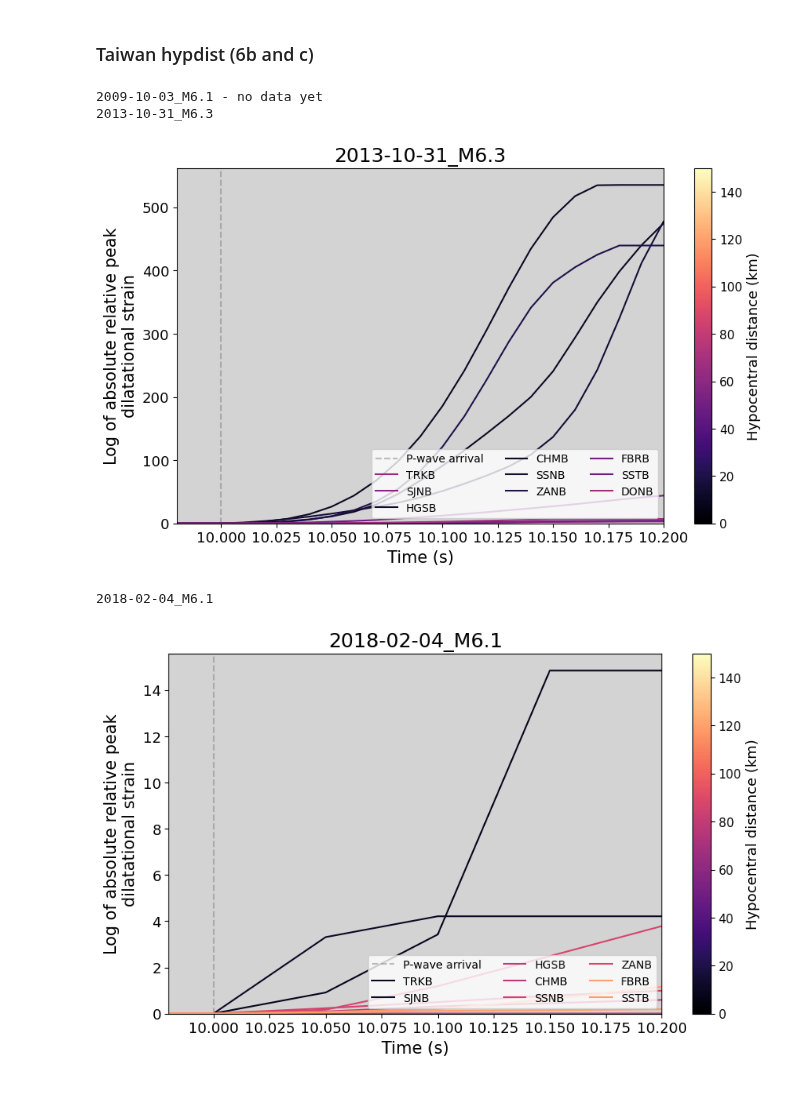
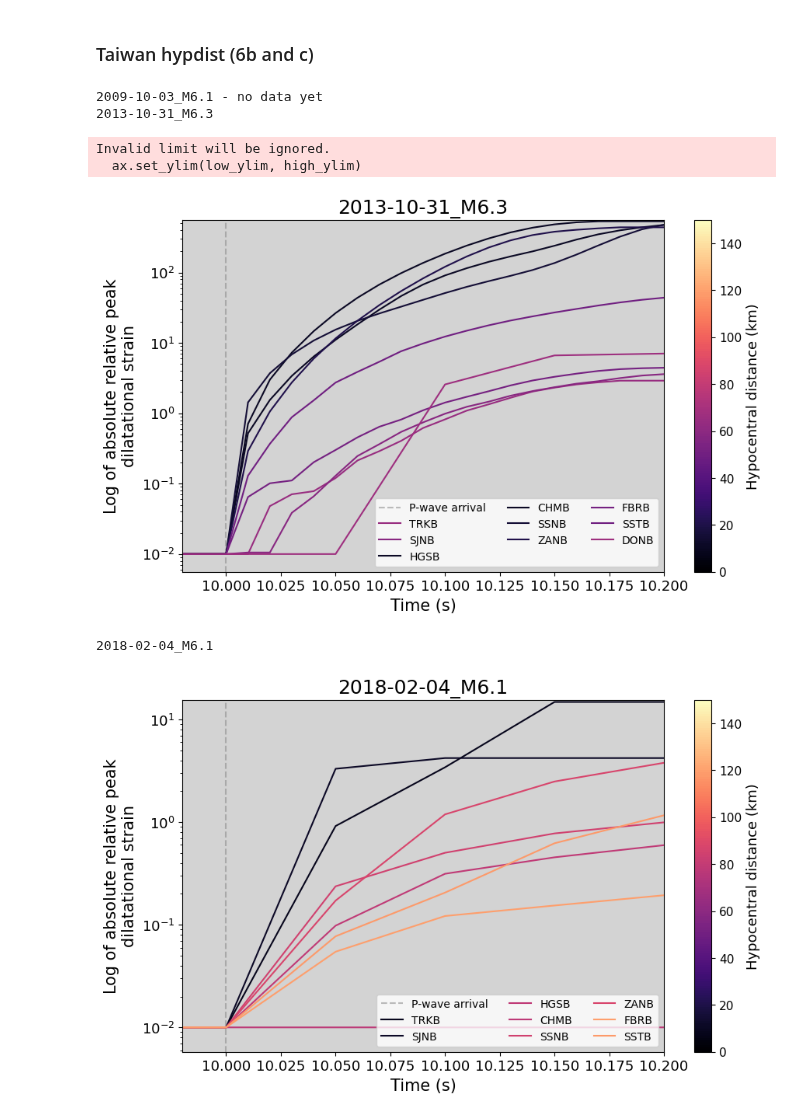
Before and after one commit to UO-Geophysics/strain, a Jupyter notebook: ipynbs/manuscript_figures/Figure6_peak_strain_by_eqs_Asia.ipynb, the cells around one changed output. Cells and saved outputs as stored; diff of their text form; code cells hidden in the pictures; blank space fills up the shorter version.

Commit message:
Updated figure 2 and 5

```diff
--- a/ipynbs/manuscript_figures/Figure6_peak_strain_by_eqs_Asia.ipynb
+++ b/ipynbs/manuscript_figures/Figure6_peak_strain_by_eqs_Asia.ipynb
@@ -8,7 +8,7 @@ import pandas as pd
 ### Tohoku hypdist (6a)
 # %%
 path = '/Users/sydneydybing/StrainProject/2024/tohoku_strain_data/'
-snr_array = pd.read_csv(path + 'stations_hypdists_snrs.list')
+snr_array = pd.read_csv(path + '3comp_stations_hypdists_snrs.list')
 
 cmap = plt.get_cmap('magma', 1100)
 
@@ -25,7 +25,7 @@ for i in range(len(snr_array)):
     snr = float(snr_array['rms_snr'][i])
 
     # Peak strain data
-    pst = read(path + 'filtered_peak_post_p/' + str(sta) + '.mseed')
+    pst = read(path + '3comp_peak_post_p/' + str(sta) + '.mseed')
 
     pst_times = pst[0].times()
     pst_data = pst[0].data
@@ -147,34 +147,36 @@ for i in range(len(events)):
         norm_level = pst_data[0]
     #         print(norm_level)
         norm_data = norm_data - norm_level + 1*10**-2 # Subtract the starting value, add 10^-9 to set at 10^0 on nanostrain plot
 
         # Plot stations
         ax.set_facecolor('lightgray')
         if plot_p:
             ax.axvline(x = 10, color = 'gray', linestyle = '--', alpha = 0.5, label = 'P-wave arrival')
             plot_p = False
         ax.plot(pst_times[low_xlim_samp:high_xlim_samp], norm_data[low_xlim_samp:high_xlim_samp], color = cmap(int_hypdist-1), label = sta)
-        # ax.set_yscale('log')
+        ax.set_yscale('log')
         ax.set_ylabel('Log of absolute relative peak\ndilatational strain', fontsize = 15)
         ax.set_xlabel('Time (s)', fontsize = 15)
         ax.set_xlim(low_xlim_sec,high_xlim_sec)
         ax.set_xlim(mod_lxlim_sec,mod_hxlim_sec)
         ax.set_ylim(low_ylim, high_ylim)
         ax.tick_params(labelsize = 13)
 
     ax.set_title(evt_id, fontsize = 18)
     cbar = fig.colorbar(plt.cm.ScalarMappable(norm = Normalize(0, 150), cmap = cmap), ax = ax)
     cbar.ax.tick_params(labelsize = 11)
     cbar.ax.set_ylabel(ylabel = 'Hypocentral distance (km)', fontsize = 13)
     ax.legend(loc = 'lower right', ncol = 3, fontsize = 10)
 
     plt.show()
 
     # plt.savefig('/Users/sydneydybing/StrainProject/2024/Manuscript/Figures/Figure_6a.png', format = 'PNG')
     # plt.close();
 # %% [output]
 2009-10-03_M6.1 - no data yet
 2013-10-31_M6.3
+Invalid limit will be ignored.
+  ax.set_ylim(low_ylim, high_ylim)
-[figure, old version]
+[figure, new version]
-2018-02-04_M6.1
+2018-02-04_M6.1
-[figure, old version]
+[figure, new version]
```
Also changed, not shown: parts of 1 cell of this notebook, 4 other files.
